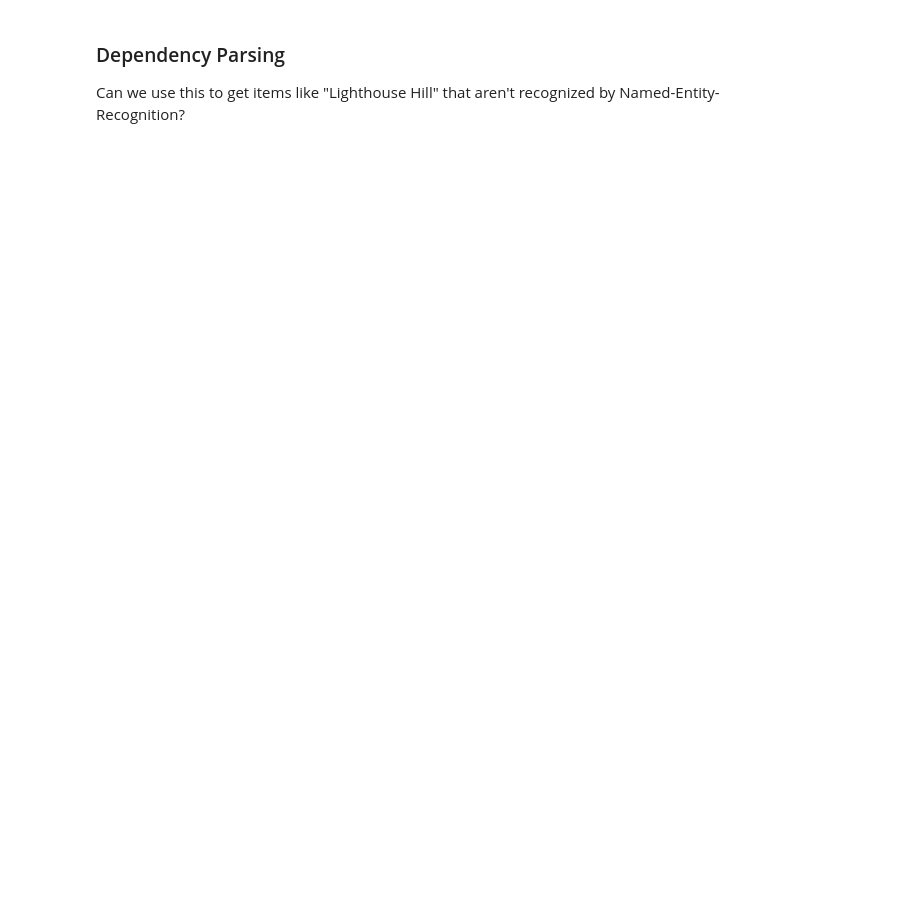
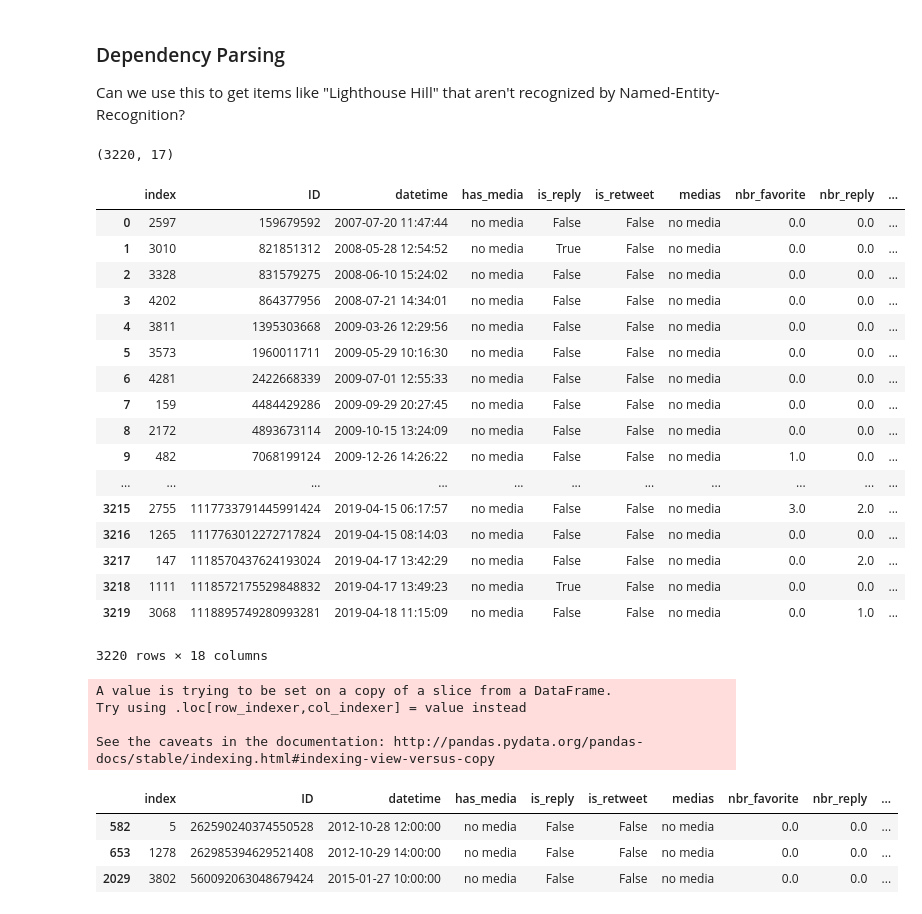
Before and after one commit to iceberg425/Client_Project, a Jupyter notebook: Client_Project_Kevin.ipynb, the cells around one changed output. Drawn from its saved outputs; the diff is of its cells as text; code cells hidden in the pictures; blank space fills up the shorter version.

Commit message:
adding nlp tweet df

```diff
--- a/Client_Project_Kevin.ipynb
+++ b/Client_Project_Kevin.ipynb
@@ -500,5 +584,5 @@ extract_NOUN(df.lemmed_tweet[28])
 # %%
 # apply the function to every lemmed tweet to create a new 'nouns' column
 
-df['nouns'] = df.lemmed_tweet.apply(extract_NOUN)
-df.head()
+df_without_notify_retweets['nouns'] = df_without_notify_retweets.lemmed_tweet.apply(extract_NOUN)
+df_without_notify_retweets.head()
@@ -526,4 +619,4 @@ extract_PROPN(df.lemmed_tweet[28])
 # %%
 # apply the function to every lemmed tweet to create a new 'proper_nouns' column
-df['proper_nouns'] = df.lemmed_tweet.apply(extract_PROPN)
-df.head()
+df_without_notify_retweets['proper_nouns'] = df_without_notify_retweets.lemmed_tweet.apply(extract_PROPN)
+df_without_notify_retweets.head()
@@ -535,7 +642,7 @@ for chunk in doc1.noun_chunks:
 # %% [markdown]
 #### Extract Noun Phrase Chunks from Tweets
 # %%
-for tweet in df.lemmed_tweet[:30]:
+for tweet in df_without_notify_retweets.lemmed_tweet[:30]:
     #print(nlp(i))
     doc = nlp(tweet)
     NP = []
@@ -569,4 +701,4 @@ extract_GPE(df.lemmed_tweet[28])
 # %%
 # apply the function to every lemmed tweet to create a new 'geopolitical_ents' column
-df['geopolitical_ents'] = df.lemmed_tweet.apply(extract_GPE)
-df.head()
+df_without_notify_retweets['geopolitical_ents'] = df_without_notify_retweets.lemmed_tweet.apply(extract_GPE)
+df_without_notify_retweets.head()
@@ -587,0 +723,27 @@ df.sort_values('datetime')
+# %%
+df_without_notify_retweets.shape
+# %% [output]
+(3220, 17)
+# %%
+df_temp = df_without_notify_retweets.sort_values('datetime')
+df_temp = df_temp.reset_index()
+df_temp
+# %% [output]
+|  | index | ID | datetime | has_media | is_reply | is_retweet | medias | nbr_favorite | nbr_reply | ... |
+| 0 | 2597 | 159679592 | 2007-07-20 11:47:44 | no media | False | False | no media | 0.0 | 0.0 | ... |
+| 1 | 3010 | 821851312 | 2008-05-28 12:54:52 | no media | True | False | no media | 0.0 | 0.0 | ... |
+| 2 | 3328 | 831579275 | 2008-06-10 15:24:02 | no media | False | False | no media | 0.0 | 0.0 | ... |
+| 3 | 4202 | 864377956 | 2008-07-21 14:34:01 | no media | False | False | no media | 0.0 | 0.0 | ... |
+| 4 | 3811 | 1395303668 | 2009-03-26 12:29:56 | no media | False | False | no media | 0.0 | 0.0 | ... |
+| 5 | 3573 | 1960011711 | 2009-05-29 10:16:30 | no media | False | False | no media | 0.0 | 0.0 | ... |
+| 6 | 4281 | 2422668339 | 2009-07-01 12:55:33 | no media | False | False | no media | 0.0 | 0.0 | ... |
+| 7 | 159 | 4484429286 | 2009-09-29 20:27:45 | no media | False | False | no media | 0.0 | 0.0 | ... |
+| 8 | 2172 | 4893673114 | 2009-10-15 13:24:09 | no media | False | False | no media | 0.0 | 0.0 | ... |
+| 9 | 482 | 7068199124 | 2009-12-26 14:26:22 | no media | False | False | no media | 1.0 | 0.0 | ... |
+| ... | ... | ... | ... | ... | ... | ... | ... | ... | ... | ... |
+| 3215 | 2755 | 1117733791445991424 | 2019-04-15 06:17:57 | no media | False | False | no media | 3.0 | 2.0 | ... |
+| 3216 | 1265 | 1117763012272717824 | 2019-04-15 08:14:03 | no media | False | False | no media | 0.0 | 0.0 | ... |
+| 3217 | 147 | 1118570437624193024 | 2019-04-17 13:42:29 | no media | False | False | no media | 0.0 | 2.0 | ... |
+| 3218 | 1111 | 1118572175529848832 | 2019-04-17 13:49:23 | no media | True | False | no media | 0.0 | 0.0 | ... |
+| 3219 | 3068 | 1118895749280993281 | 2019-04-18 11:15:09 | no media | False | False | no media | 0.0 | 1.0 | ... |
+3220 rows × 18 columns
@@ -587,0 +752,16 @@ df.sort_values('datetime')
+# %%
+# https://stackoverflow.com/questions/39805961/pandas-remove-seconds-from-datetime-index
+df_2012_2017['datetime'] = df_2012_2017['datetime'].map(lambda x: x.replace(minute=0, second=0))
+df_2012_2017.to_csv('data/nlp_tweets.csv')
+# %% [output]
+A value is trying to be set on a copy of a slice from a DataFrame.
+Try using .loc[row_indexer,col_indexer] = value instead
+
+See the caveats in the documentation: http://pandas.pydata.org/pandas-docs/stable/indexing.html#indexing-view-versus-copy
+# %%
+df_2012_2017[df_2012_2017.proper_nouns.str.contains('AAAA')]
+# %% [output]
+|  | index | ID | datetime | has_media | is_reply | is_retweet | medias | nbr_favorite | nbr_reply | ... |
+| 582 | 5 | 262590240374550528 | 2012-10-28 12:00:00 | no media | False | False | no media | 0.0 | 0.0 | ... |
+| 653 | 1278 | 262985394629521408 | 2012-10-29 14:00:00 | no media | False | False | no media | 0.0 | 0.0 | ... |
+| 2029 | 3802 | 560092063048679424 | 2015-01-27 10:00:00 | no media | False | False | no media | 0.0 | 0.0 | ... |
```
Also changed, not shown: parts of 31 cells of this notebook, 2 other files.
